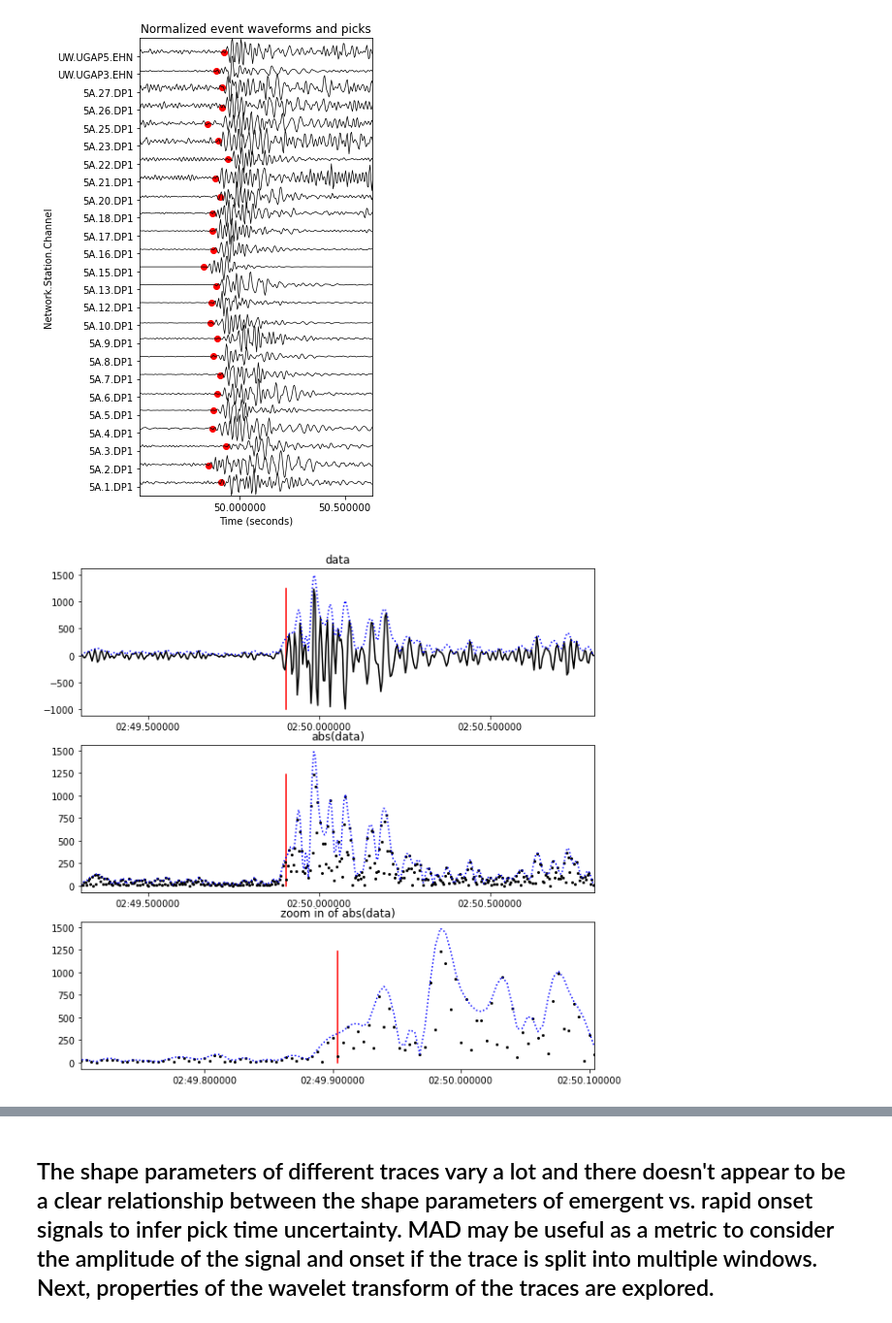
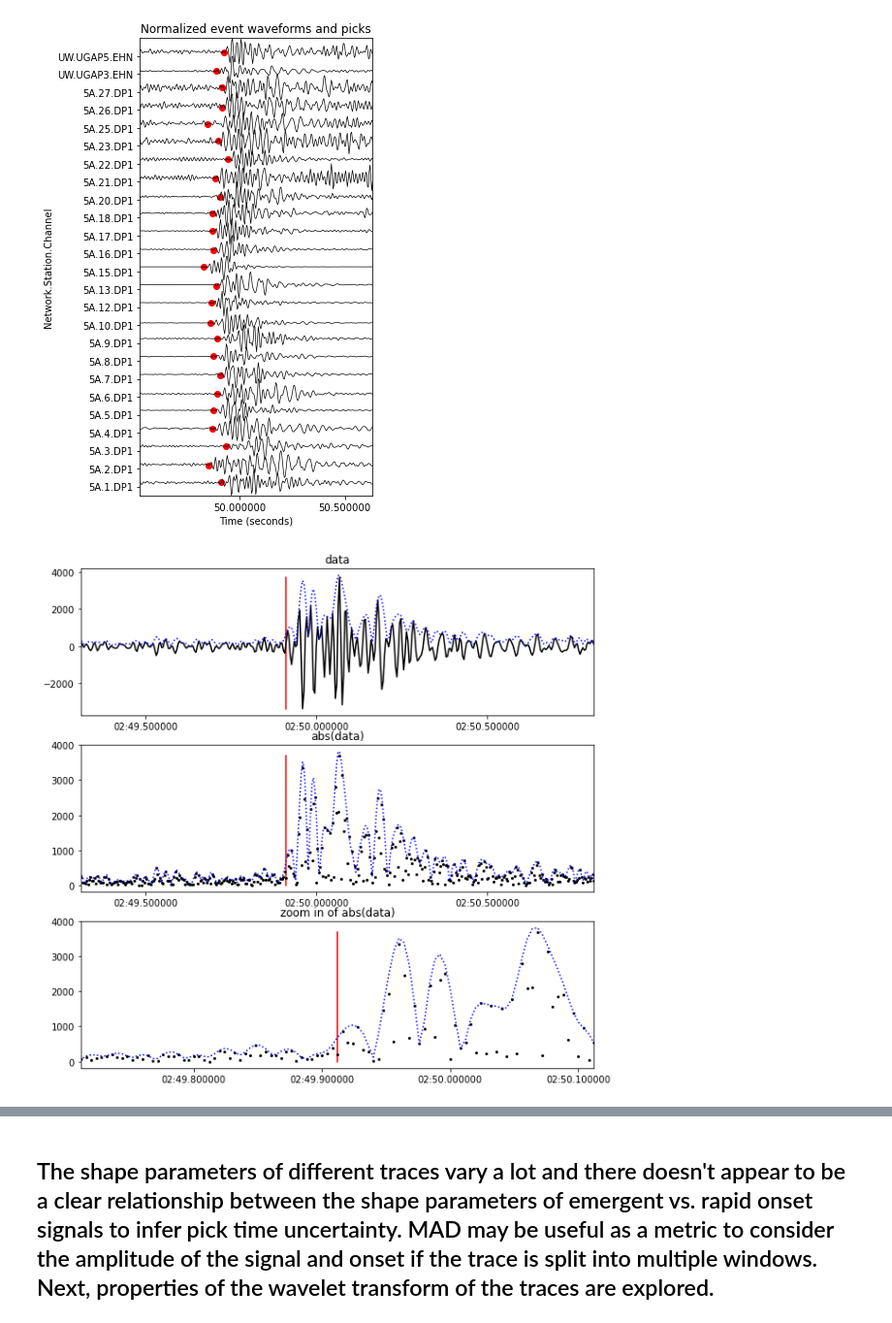
Before and after one commit to tjnewton/sigpig, a Jupyter notebook: examples/explore_Trace.ipynb, the cells around one changed output, grey strips where cells are left out. Shown: that part at 97% size. Saved outputs shown, nothing was run; the diff lists cells and outputs as text; code cells hidden in the pictures.

```diff
--- a/examples/explore_Trace.ipynb
+++ b/examples/explore_Trace.ipynb
@@ -133,7 +133,7 @@ fig.tight_layout()
 # %%
 # identify the trace to inspect as an index into event_stream
 import obspy
-index = 16 # test 0,2,16,20
+index = 0 # test 0,2,16,20
 trace = event_stream[index].copy()
 
 # get the data evnelope (a curve outlining extremes of abs(trace.data))
@@ -153,34 +153,34 @@ fig, ax = plt.subplots(3, figsize=(10, 10))
 
 # plot the pick time
 ax[0].plot_date([pick_time, pick_time], [trace_data.min(), trace_data.max()], fmt="r-", markersize=1)
 # plot raw data as points
 ax[0].plot_date(trace_times, trace_data, fmt="k-", markersize=1)
 ax[0].plot_date(trace_times, data_envelope, fmt="b:", markersize=1)
 ax[0].set_title("data")
 ax[0].set_xlim([trace_times[0], trace_times[-1]])
 
 # plot the pick time
 ax[1].plot_date([pick_time, pick_time], [abs(trace_data).min(), abs(trace_data).max()], fmt="r-", markersize=1)
 # plot abs(data) as points
 ax[1].plot_date(trace_times, abs(trace_data), fmt="ko", markersize=2)
 # plot the data envelope
 ax[1].plot_date(trace_times, data_envelope, fmt="b:", markersize=1)
 ax[1].set_title("abs(data)")
 ax[1].set_xlim([trace_times[0], trace_times[-1]])
 
 # plot the pick time
 ax[2].plot_date([pick_time, pick_time], [abs(trace_data).min(), abs(trace_data).max()], fmt="r-", markersize=1)
 # plot zoom-in of abs(data)
 ax[2].plot_date(trace_times, abs(trace_data), fmt="ko", markersize=2)
 # plot the data envelope
 ax[2].plot_date(trace_times, data_envelope, fmt="b:", markersize=1)
 ax[2].set_title("zoom in of abs(data)")
 # sex x_lim to + and - 0.2 seconds surrounding pick time
 ax[2].set_xlim([(pick_time_DT - 0.2).matplotlib_date, (pick_time_DT + 0.2).matplotlib_date])
 
 plt.show()
 # %% [output]
-[figure, old version]
+[figure, new version]
 # %%
 # this cell processes the trace data to ultimately determine a polynomial that describes the shape of the phase onset,
 # then plots the data processing and fitting
```
Also changed, not shown: parts of 13 cells of this notebook.
